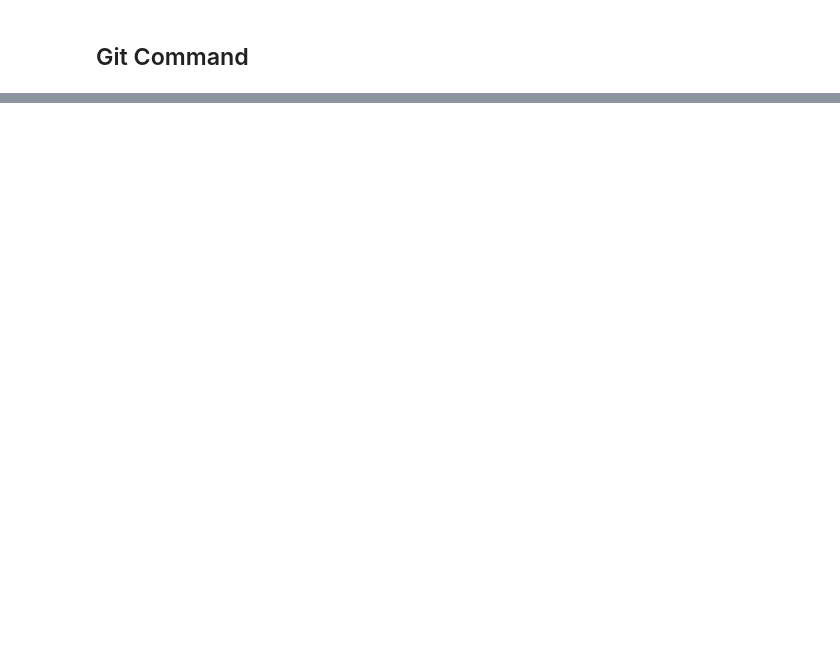
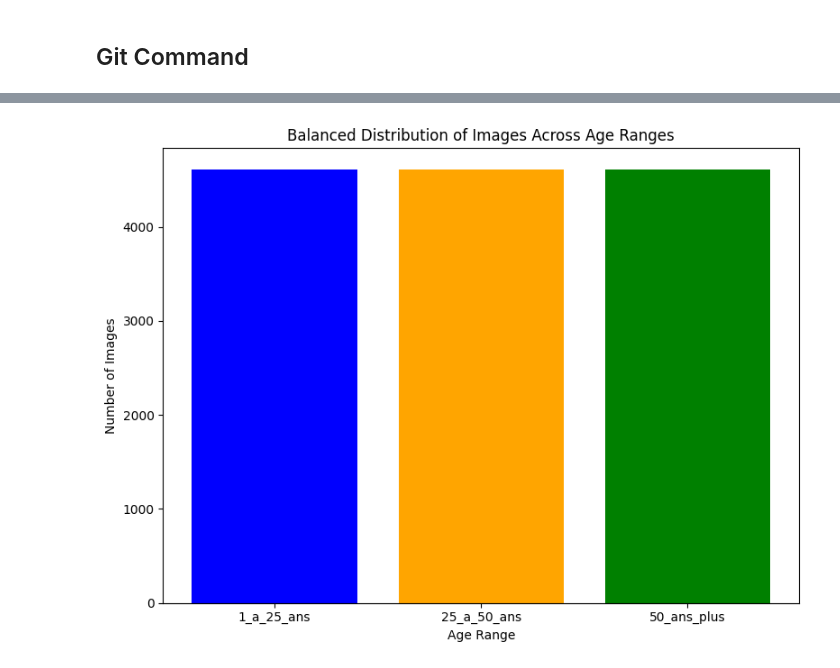
Before and after one commit to JagoOgaj/SAE_S5, a Jupyter notebook: model/model.ipynb, the cells around one changed output, grey strips where cells are left out. Saved outputs shown, nothing was run; the diff lists cells and outputs as text; code cells hidden in the pictures; blank space fills up the shorter version.

```diff
--- a/model/model.ipynb
+++ b/model/model.ipynb
@@ -126,0 +249,11 @@ with open('/content/drive/MyDrive/SAE_S5/git.sh', 'w') as f:
+# %%
+from PIL import Image
+
+# Chemin de l'image à ouvrir
+image_path = '/content/drive/MyDrive/SAE_S5/35_0_0_20170104183524965.jpg.chip.jpg'  # Remplacez par le chemin de votre image
+
+# Ouvrir l'image
+img = Image.open(image_path)
+
+# Afficher l'image
+img.show()
@@ -126,0 +659,81 @@ with open('/content/drive/MyDrive/SAE_S5/git.sh', 'w') as f:
+# %%
+import os
+import random
+import matplotlib.pyplot as plt
+
+def categorize_and_balance_ages(directory):
+    """Categorizes ages into three ranges and balances them by randomly selecting images.
+
+    Args:
+        directory: The directory containing the images.
+
+    Returns:
+        A dictionary with three lists: '1_a_25_ans', '25_a_50_ans', and '50_ans_plus' with balanced images.
+    """
+    categorized_ages = {
+        "1_a_25_ans": [],
+        "25_a_50_ans": [],
+        "50_ans_plus": []
+    }
+
+    # Categorize images by age range
+    for filename in os.listdir(directory):
+        if filename.endswith('.jpg'):  # Check for image files
+            try:
+                # Extract age from filename
+                parts = filename.split('_')
+                age = int(parts[0])  # Age is the first part
+
+                # Categorize by age range
+                if 1 <= age <= 25:
+                    categorized_ages["1_a_25_ans"].append(filename)
+                elif 25 < age <= 50:
+                    categorized_ages["25_a_50_ans"].append(filename)
+                elif age > 50:
+                    categorized_ages["50_ans_plus"].append(filename)
+                else:
+                    continue  # Skip invalid age formats
+
+            except (ValueError, IndexError):
+                print(f"Skipping file '{filename}' due to invalid format.")
+
+    # Find the minimum count across all age groups
+    min_count = min(len(categorized_ages["1_a_25_ans"]),
+                    len(categorized_ages["25_a_50_ans"]),
+                    len(categorized_ages["50_ans_plus"]))
+
+    # Balance the categories by randomly selecting images to match the minimum count
+    for key in categorized_ages:
+        categorized_ages[key] = random.sample(categorized_ages[key], min_count)
+
+    return categorized_ages
+
+# Example usage
+image_directory = 'utkface/UTKFace'  # Replace with your actual directory
+categorized_images = categorize_and_balance_ages(image_directory)
+
+# Count the number of images in each balanced age range
+counts = {
+    "1_a_25_ans": len(categorized_images["1_a_25_ans"]),
+    "25_a_50_ans": len(categorized_images["25_a_50_ans"]),
+    "50_ans_plus": len(categorized_images["50_ans_plus"])
+}
+
+# Plot the data
+age_ranges = list(counts.keys())
+image_counts = list(counts.values())
+
+# Create the bar chart
+plt.figure(figsize=(8, 6))
+plt.bar(age_ranges, image_counts, color=['blue', 'orange', 'green'])
+
+# Add labels and title
+plt.xlabel('Age Range')
+plt.ylabel('Number of Images')
+plt.title('Balanced Distribution of Images Across Age Ranges')
+
+# Show the plot
+plt.tight_layout()
+plt.show()
+# %% [output]
+[figure, added]
```
Also changed, not shown: parts of 21 cells of this notebook.
